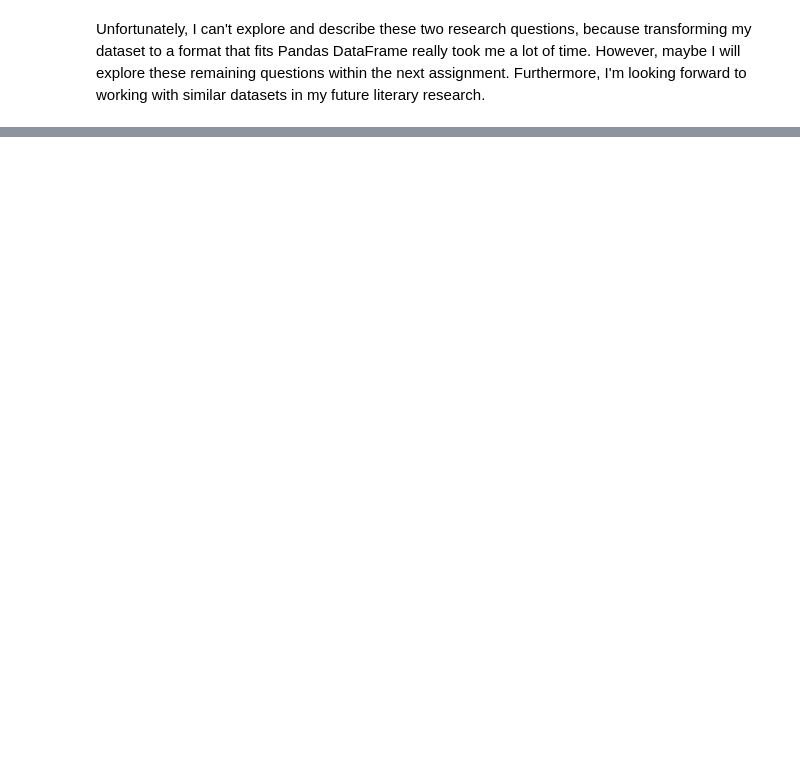
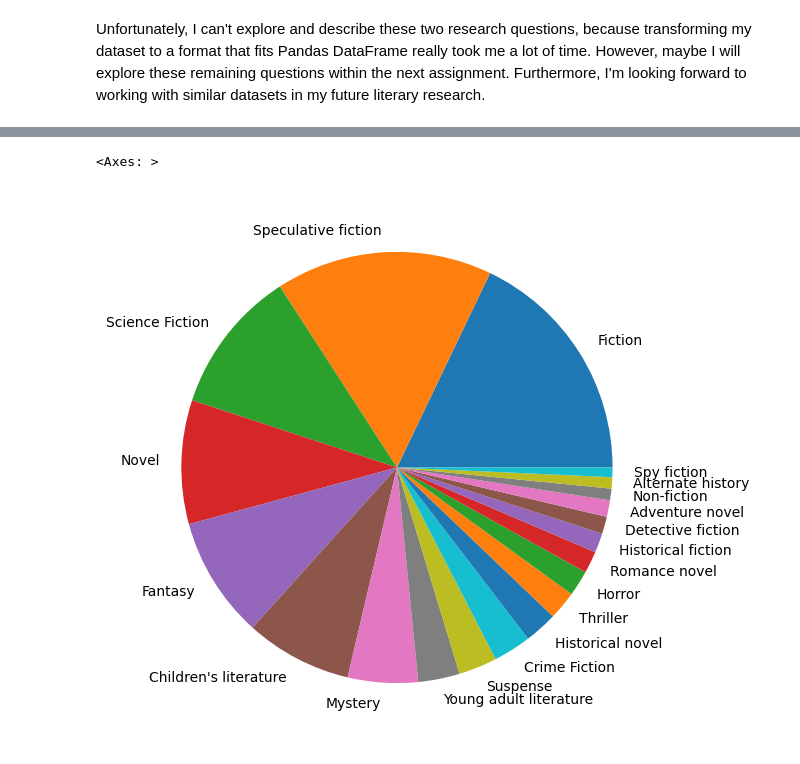
Before and after one commit to laura-ma-fu/Capstone-Project, a Jupyter notebook: LaurasCapstoneProject.ipynb, the cells around one changed output, grey strips where cells are left out. Saved outputs shown, nothing was run; the diff lists cells and outputs as text; code cells hidden in the pictures; blank space fills up the shorter version.

```diff
--- a/LaurasCapstoneProject.ipynb
+++ b/LaurasCapstoneProject.ipynb
@@ -549,0 +562,36 @@ Unfortunately, I can't explore and describe these two research questions, becaus
+# %%
+import pandas as pd
+import ast
+
+file = open("booksummaries.txt", "r")
+
+genres_dict = {}
+
+for line in file:
+    line_parts = line.split("\t")
+    genres = line_parts[5]
+    #some entries do not have a genre, I want to skip these
+    if genres == "":
+        continue
+    parsed_genres = ast.literal_eval(genres)
+    for genre in parsed_genres.values():
+        if genre in genres_dict:
+            genres_dict[genre] += 1
+        else:
+            genres_dict[genre] = 1
+
+file.close()
+
+genres_count = {
+    "genres": [],
+    "count": [],
+}
+
+for (genre, count) in genres_dict.items():
+    genres_count["genres"].append(genre)
+    genres_count["count"].append(count)
+
+genres_count_data_frame = pd.DataFrame(data=genres_count)
+sorted_genres_count_data_frame = genres_count_data_frame.sort_values(by=["count"],ascending=False)
+top_20_genres = sorted_genres_count_data_frame.head(20)
+top_20_genres
@@ -549,0 +640,9 @@ Unfortunately, I can't explore and describe these two research questions, becaus
+# %%
+genres_count_data_frame_with_labels = pd.DataFrame(data=genres_count, index=genres_count["genres"])
+sorted_genres_count_data_frame_with_labels = genres_count_data_frame_with_labels.sort_values(by=["count"],ascending=False)
+top_20_genres_with_labels = sorted_genres_count_data_frame_with_labels.head(20)
+
+top_20_genres_with_labels.plot(y="count", ylabel="", kind="pie", figsize=(30,7), legend=False)
+# %% [output]
+<Axes: >
+[figure, added]
```
Also changed, not shown: parts of 33 cells of this notebook, 2 other files.
